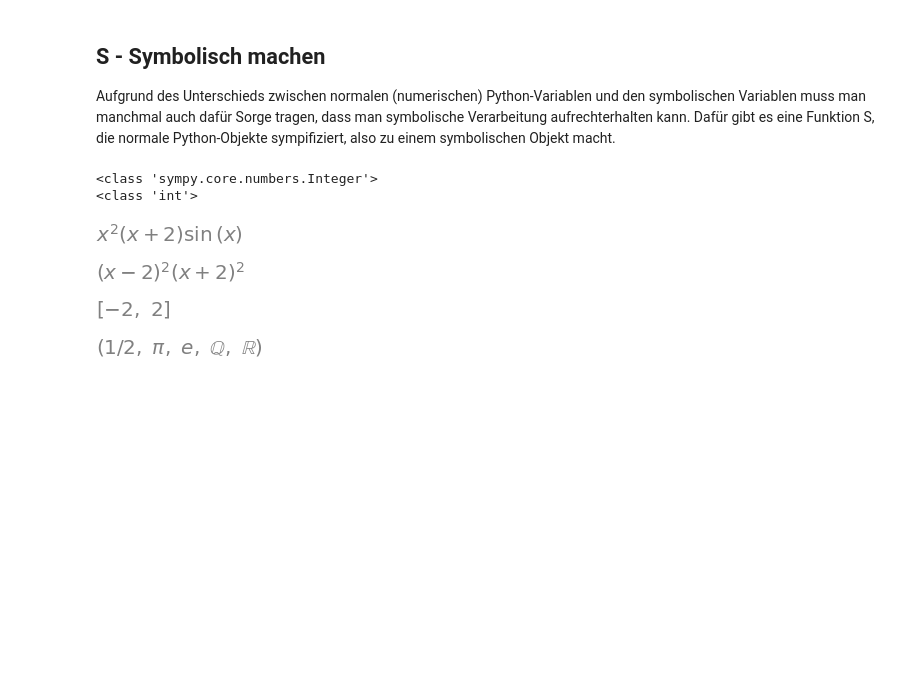
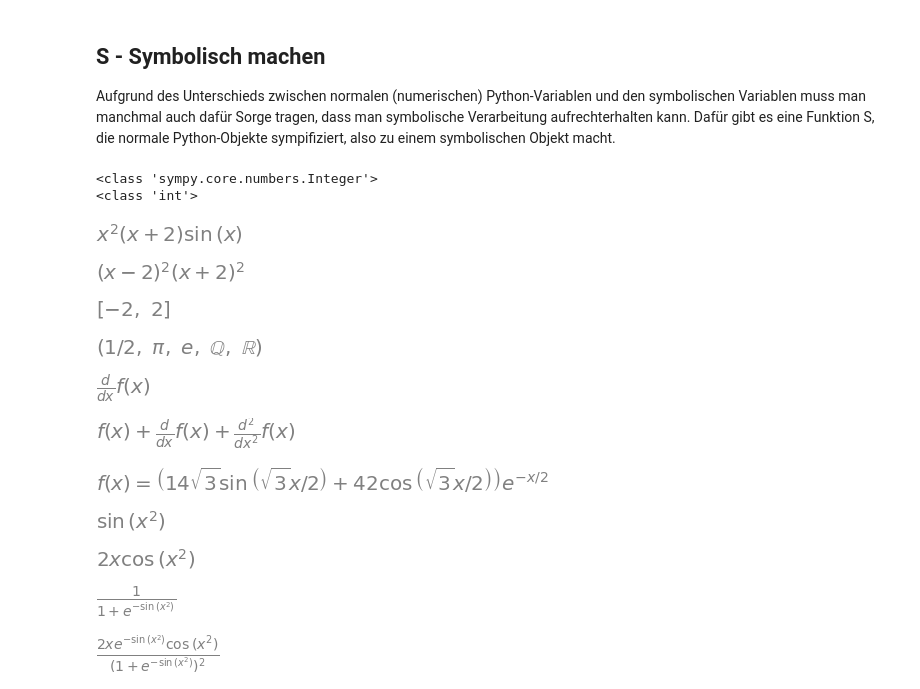
Before and after one commit to Hansi1007/PythonLearning, a Jupyter notebook: notebooks/Math/symbolisches_rechnen.ipynb, the cells around one changed output. Saved outputs shown, nothing was run; the diff lists cells and outputs as text; code cells hidden in the pictures; blank space fills up the shorter version.

```diff
--- a/notebooks/Math/symbolisches_rechnen.ipynb
+++ b/notebooks/Math/symbolisches_rechnen.ipynb
@@ -79,3 +79,29 @@ S.Half, S.Pi, S.Exp1  #S enthält häufig benutzte Objekte
 S.Half, S.Pi, S.Exp1, S.Rationals, S.Reals
 # %% [output]
 [figure]
+# %%
+x = sy.symbols('x')
+f = sy.Function('f')
+
+sy.diff(f(x), x ,1)
+# %% [output]
+[figure, added]
+# %%
+dgl = sy.diff(f(x),x,2) + sy.diff(f(x),x,1) + f(x)
+dgl
+# %% [output]
+[figure, added]
+# %%
+sy.dsolve(dgl, ics={f(0): 42, sy.diff(f(x),x).subs(x,0):0})
+# %% [output]
+[figure, added]
+# %%
+f = sy.sin(x**2)
+f
+# %% [output]
+[figure, added]
+# %%
+dfdx = sy.diff(f)
+dfdx
+# %% [output]
+[figure, added]
@@ -81,0 +112,12 @@ S.Half, S.Pi, S.Exp1, S.Rationals, S.Reals
+# %%
+f = x**2
+g = sy.sin(f)
+h = 1/(1+sy.exp(-g))
+h
+# %% [output]
+[figure, added]
+# %%
+dfdx = sy.diff(h)
+dfdx
+# %% [output]
+[figure, added]
```
Also changed, not shown: parts of 1 cell of this notebook.
